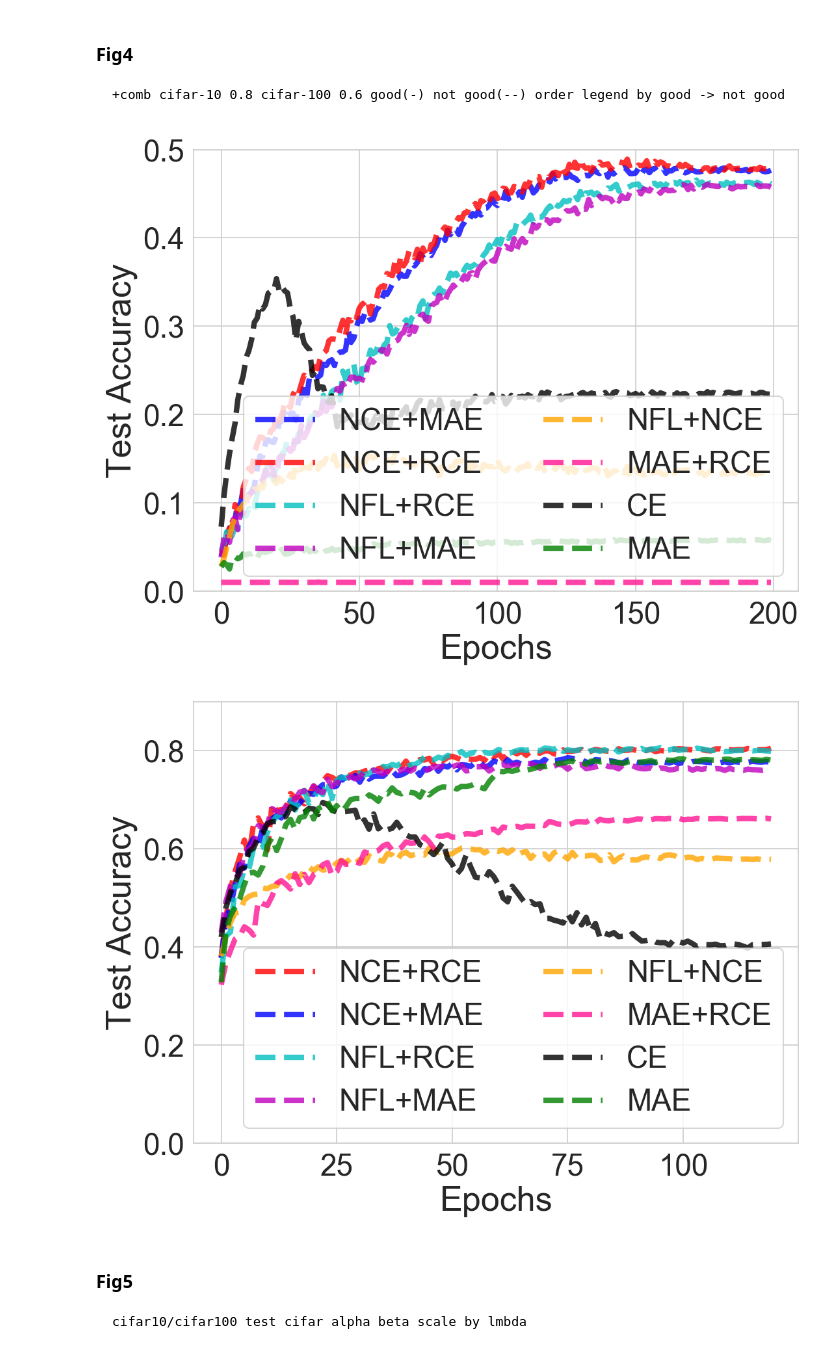
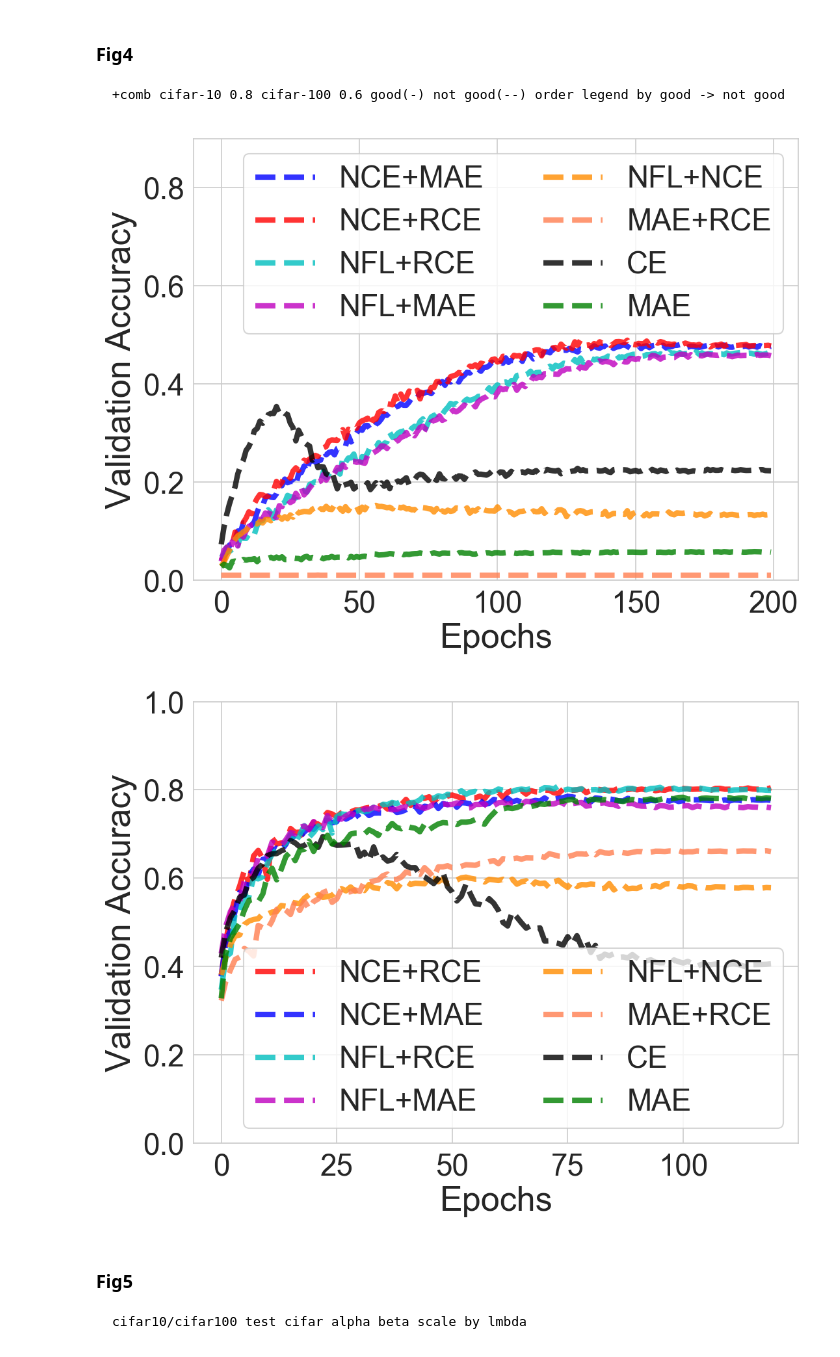
Before and after one commit to HanxunH/Active-Passive-Losses, a Jupyter notebook: plot_results.ipynb, the cells around one changed output. Drawn from its saved outputs; the diff is of its cells as text; code cells hidden in the pictures.

```diff
--- a/plot_results.ipynb
+++ b/plot_results.ipynb
@@ -442,8 +442,8 @@ loss_style = {
     'NCE+RCE': {'color': 'r', 'linestyle': '--'},
     'NFL+RCE': {'color': 'c', 'linestyle': '--'},
     'NFL+MAE': {'color': 'm', 'linestyle': '--'},
-    'NFL+NCE': {'color': 'orange', 'linestyle': '--'},
-    'MAE+RCE': {'color': 'deeppink', 'linestyle': '--'}
+    'NFL+NCE': {'color': 'darkorange', 'linestyle': '--'},
+    'MAE+RCE': {'color': 'coral', 'linestyle': '--'}
 }
 # %% [markdown]
 <h3>Fig1 & Fig2</h3>
@@ -525,7 +533,7 @@ def plot_graph_compare(history, nr, targets, graph_file_name, range_min, range_m
     fig = plt.figure(figsize=(8, 6), dpi=150, facecolor='w', edgecolor='k')
     ax = fig.add_subplot(111)
     ax.set_xlabel("Epochs", fontsize=25)
-    ax.set_ylabel('Test Accuracy', fontsize=25)
+    ax.set_ylabel('Validation Accuracy', fontsize=25)
     ax.set_ylim(bottom=range_min, top=range_max)
 
     ax.tick_params(axis='both', which='major', labelsize=22)
@@ -625,31 +633,32 @@ plot_graph_compare(history=cifar_100_history_scale_exp,
 # %%
 '''
     Plot Graph 4
 '''
 
 loss_style['CE'] = {'color': 'black', 'linestyle': '--'}
 loss_style['MAE'] = {'color': 'g', 'linestyle': '--'}
 
 
 plot_graph_compare(history=cifar_100_history_sym,
+                   legend_loc='upper right',
                    nr='0.6',
                    lengend_col=2,
                    range_min=0.0,
-                   range_max=0.5,
+                   range_max=0.9,
                    graph_file_name='plot/graph4_cifar_100_60',
                    targets=['NCE+MAE', 'NCE+RCE', 'NFL+RCE', 'NFL+MAE', 'NFL+NCE', 'MAE+RCE', 'CE', 'MAE'])
 
 
 plot_graph_compare(history=cifar_10_history_sym,
                    nr='0.6',
                    lengend_col=2,
                    range_min=0.0,
-                   range_max=0.9,
+                   range_max=1.0,
                    graph_file_name='plot/graph4_cifar_10_60',
                    targets=['NCE+RCE', 'NCE+MAE', 'NFL+RCE', 'NFL+MAE', 'NFL+NCE', 'MAE+RCE', 'CE', 'MAE'])
 # %% [output]
-[figure, old version]
+[figure, new version]
-[figure, old version]
+[figure, new version]
 # %% [markdown]
 <h3>Fig5</h3>
 
```
Also changed, not shown: parts of 7 cells of this notebook, 4 other files.
